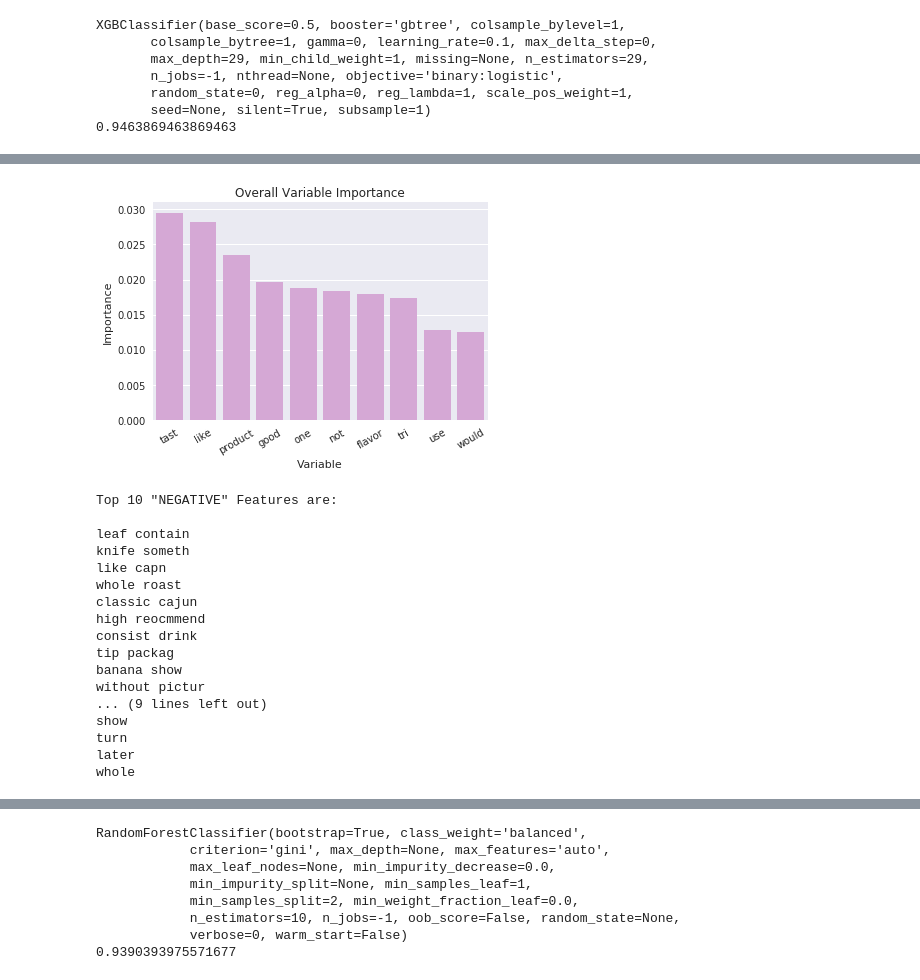
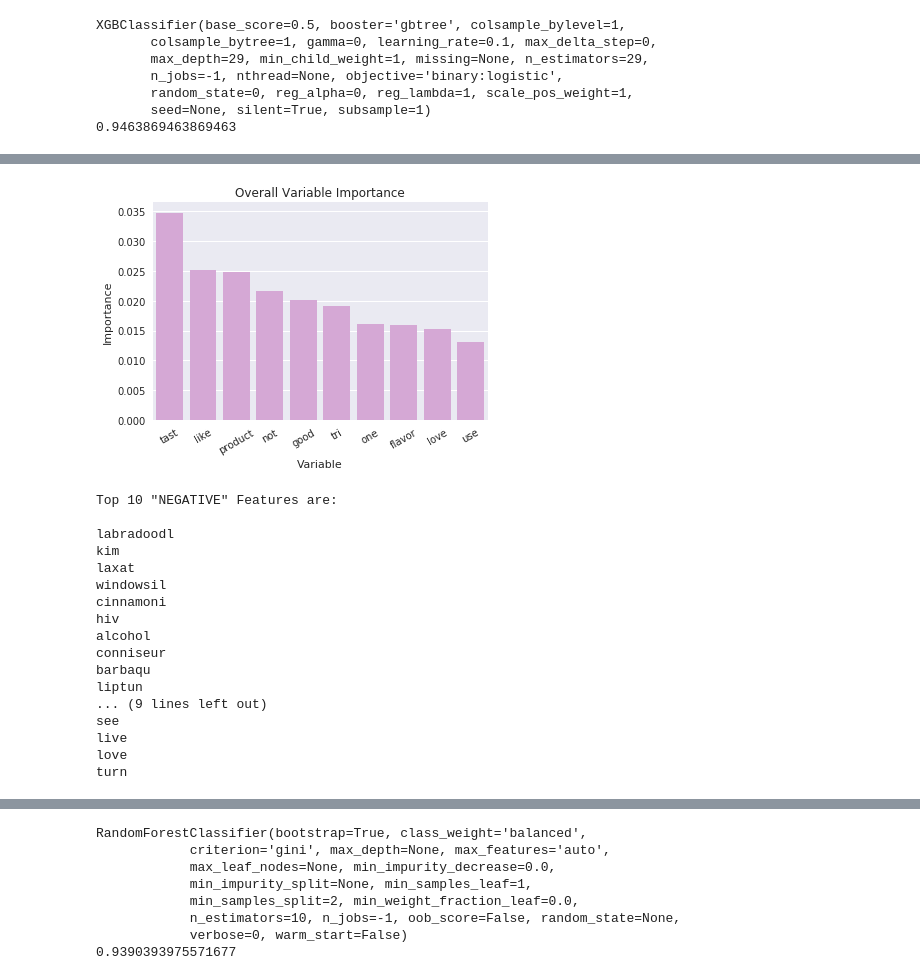
Before and after one commit to sradheya99/ML-Algorithms, a Jupyter notebook: 8.Random Forest/Untitled.ipynb, the cells around one changed output, grey strips where cells are left out. Cells and saved outputs as stored; diff of their text form; code cells hidden in the pictures.

```diff
--- a/8.Random Forest/Untitled.ipynb
+++ b/8.Random Forest/Untitled.ipynb
@@ -667,6 +667,7 @@ def xgb_top_features_overall(data, score, vectorizer, top_n, base, d):
 
     # bar plot of important features
     sns.set()
+    plt.figure(figsize=(6,4))
     imp_plot = sns.barplot(imp, val, color="plum")
     imp_plot.set_xticklabels(imp, rotation=30)
 
@@ -917,27 +925,27 @@ F1-score   : [0.48939868 0.94583932]
 # %%
 # printing top features(i.e words here)
-xgb_top_features_overall(final_counts_train, train_y, count_vect, 10, 30, 20)
+xgb_top_features_overall(final_counts_train, train_y, count_vect, 10, 30, 12)
 # %% [output]
-[figure, old version]
+[figure, new version]
 # %%
-xgb_top_features_class_wise(final_counts_train, train_y, count_vect, 10, 30, 20)
+xgb_top_features_class_wise(final_counts_train, train_y, count_vect, 10, 30, 12)
 # %% [output]
 Top 10 "NEGATIVE" Features are:
 
-leaf contain
-knife someth
-like capn
-whole roast
-classic cajun
-high reocmmend
-consist drink
-tip packag
-banana show
-without pictur
+labradoodl
+kim
+laxat
+windowsil
+cinnamoni
+hiv
+alcohol
+conniseur
+barbaqu
+liptun
 ... (9 lines left out)
-show
+see
+live
+love
 turn
-later
-whole
 # %%
 #Finding TF-IDF vector representation
```
Also changed, not shown: parts of 41 cells of this notebook, 16 other files.
